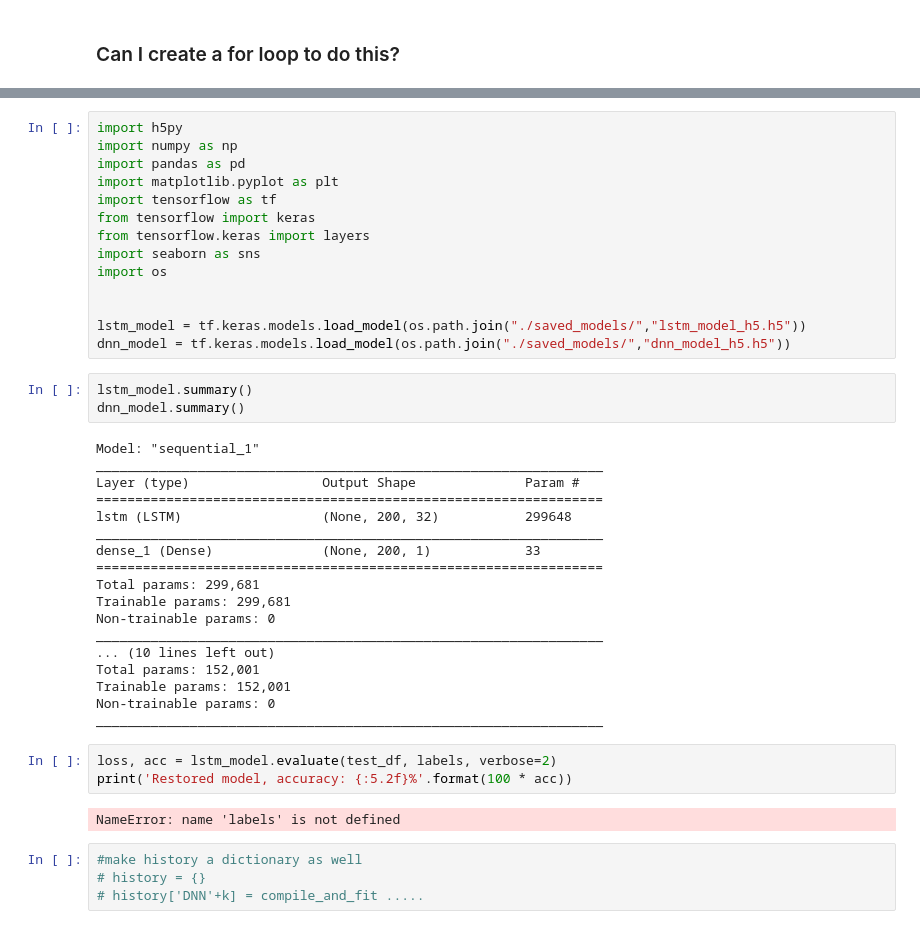
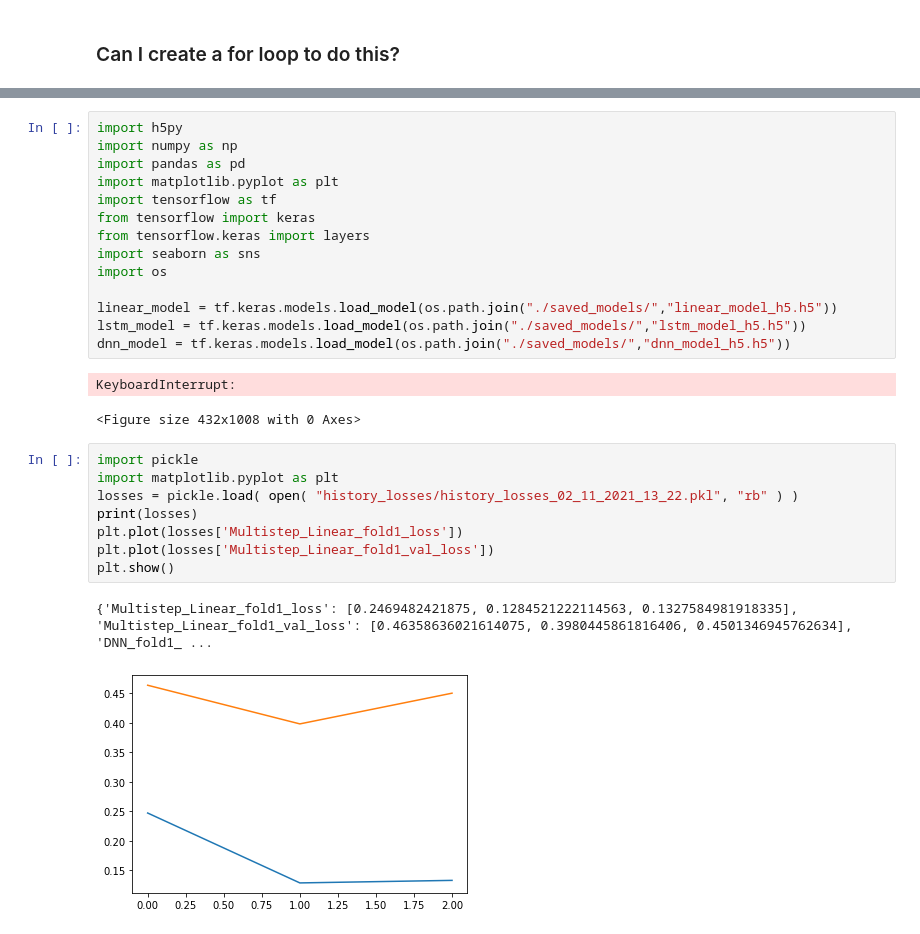
Before and after one commit to epic-research-group/das-to-discharge, a Jupyter notebook: rhone_timeseries.ipynb, the cells around one changed output, grey strips where cells are left out. Drawn from its saved outputs; the diff is of its cells as text.

Commit message:
Updates to plotting and saving histories, losses.

```diff
--- a/rhone_timeseries.ipynb
+++ b/rhone_timeseries.ipynb
@@ -272,36 +65,20 @@ from tensorflow.keras import layers
 import seaborn as sns
 import os
 
-
+linear_model = tf.keras.models.load_model(os.path.join("./saved_models/","linear_model_h5.h5"))
 lstm_model = tf.keras.models.load_model(os.path.join("./saved_models/","lstm_model_h5.h5"))
 dnn_model = tf.keras.models.load_model(os.path.join("./saved_models/","dnn_model_h5.h5"))
+# %% [output]
+KeyboardInterrupt:
+<Figure size 432x1008 with 0 Axes>
-# %%
-lstm_model.summary()
-dnn_model.summary()
-# %% [output]
-Model: "sequential_1"
-_________________________________________________________________
-Layer (type)                 Output Shape              Param #
-=================================================================
-lstm (LSTM)                  (None, 200, 32)           299648
-_________________________________________________________________
-dense_1 (Dense)              (None, 200, 1)            33
-=================================================================
-Total params: 299,681
-Trainable params: 299,681
-Non-trainable params: 0
-_________________________________________________________________
-... (10 lines left out)
-Total params: 152,001
-Trainable params: 152,001
-Non-trainable params: 0
-_________________________________________________________________
-# %%
-loss, acc = lstm_model.evaluate(test_df, labels, verbose=2)
-print('Restored model, accuracy: {:5.2f}%'.format(100 * acc))
-# %% [output]
-NameError: name 'labels' is not defined
-# %%
-#make history a dictionary as well
-# history = {}
-# history['DNN'+k] = compile_and_fit .....
+# %%
+import pickle
+import matplotlib.pyplot as plt
+losses = pickle.load( open( "history_losses/history_losses_02_11_2021_13_22.pkl", "rb" ) )
+print(losses)
+plt.plot(losses['Multistep_Linear_fold1_loss'])
+plt.plot(losses['Multistep_Linear_fold1_val_loss'])
+plt.show()
+# %% [output]
+{'Multistep_Linear_fold1_loss': [0.2469482421875, 0.1284521222114563, 0.1327584981918335], 'Multistep_Linear_fold1_val_loss': [0.46358636021614075, 0.3980445861816406, 0.4501346945762634], 'DNN_fold1_ ...
+[figure, added]
```
Also changed, not shown: parts of 18 cells of this notebook, 2 other files.
